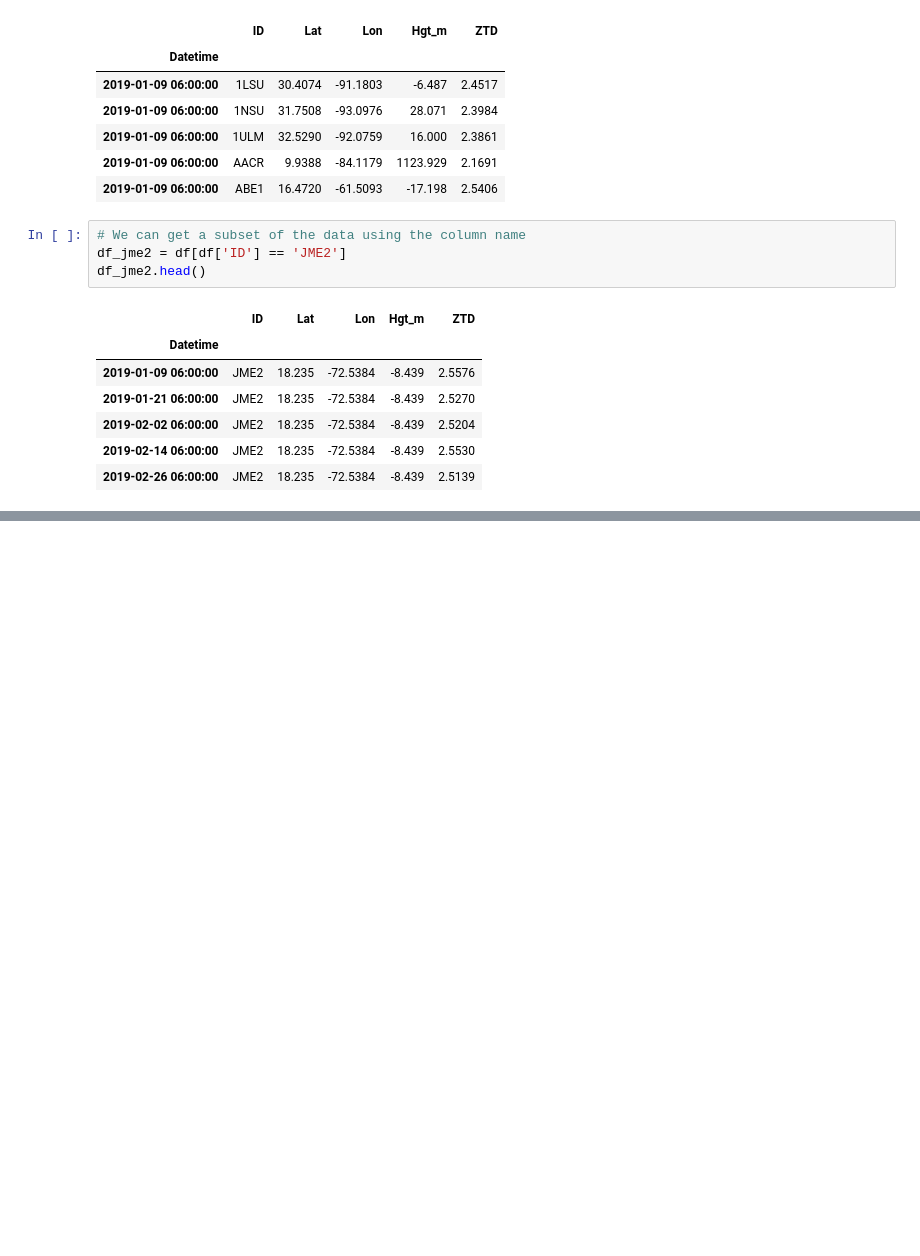
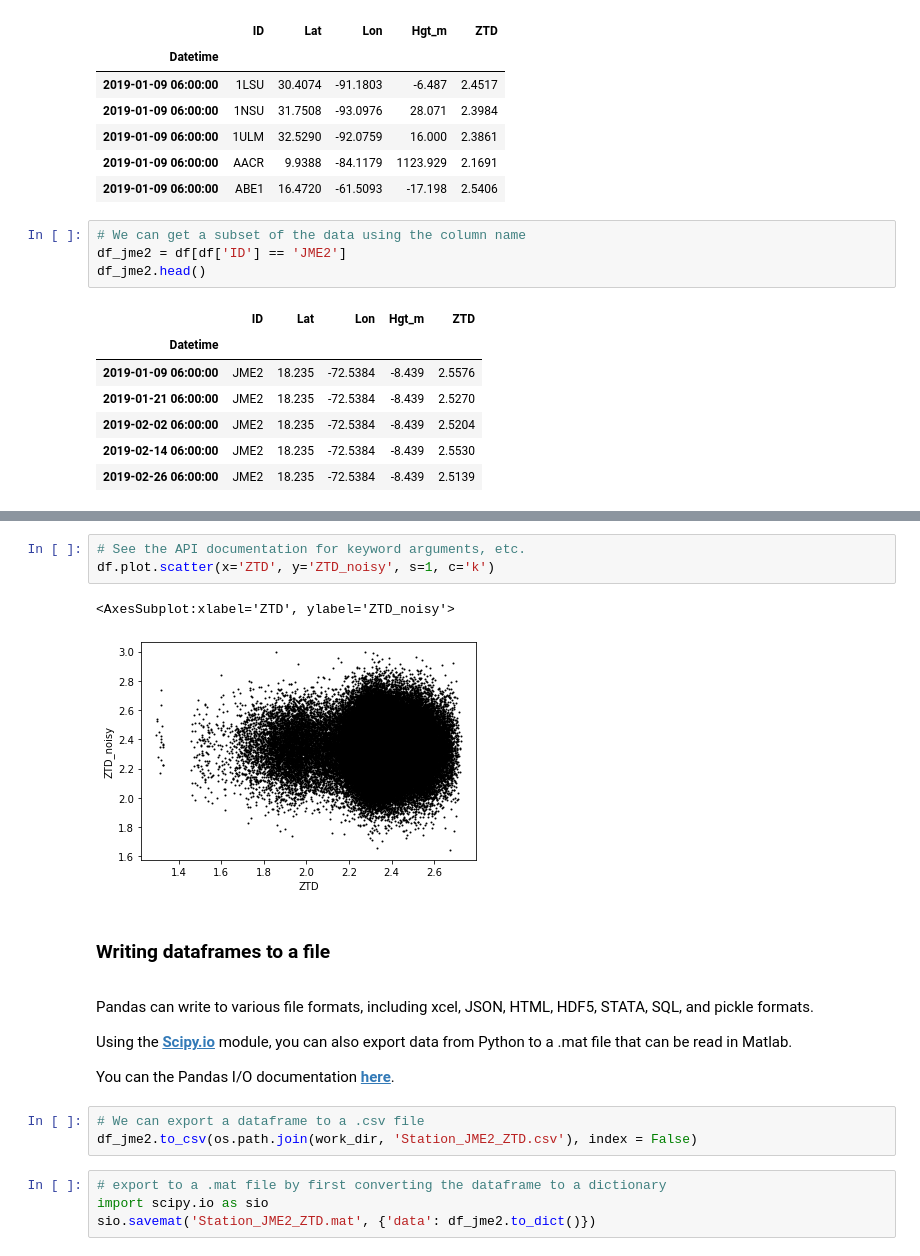
Before and after one commit to dbekaert/RAiDER-docs, a Jupyter notebook: notebooks/Pandas_tutorial/Pandas_tutorial.ipynb, the cells around one changed output, grey strips where cells are left out. Drawn from its saved outputs; the diff is of its cells as text; blank space fills up the shorter version.

Commit message:
Finish up pandas tutorial

```diff
--- a/notebooks/Pandas_tutorial/Pandas_tutorial.ipynb
+++ b/notebooks/Pandas_tutorial/Pandas_tutorial.ipynb
@@ -126,0 +260,22 @@ plt.show()
+# %%
+# See the API documentation for keyword arguments, etc.
+df.plot.scatter(x='ZTD', y='ZTD_noisy', s=1, c='k')
+# %% [output]
+<AxesSubplot:xlabel='ZTD', ylabel='ZTD_noisy'>
+[figure, added]
+# %% [markdown]
+### Writing dataframes to a file
+<a id='write-data'></a>
+# %% [markdown]
+Pandas can write to various file formats, including xcel, JSON, HTML, HDF5, STATA, SQL, and pickle formats.
+
+Using the __[Scipy.io](https://docs.scipy.org/doc/scipy/reference/io.html)__ module, you can also export data from Python to a .mat file that can be read in Matlab.
+
+You can the Pandas I/O documentation __[here](https://pandas.pydata.org/pandas-docs/stable/user_guide/io.html)__.
+# %%
+# We can export a dataframe to a .csv file
+df_jme2.to_csv(os.path.join(work_dir, 'Station_JME2_ZTD.csv'), index = False)
+# %%
+# export to a .mat file by first converting the dataframe to a dictionary
+import scipy.io as sio
+sio.savemat('Station_JME2_ZTD.mat', {'data': df_jme2.to_dict()})
```
Also changed, not shown: parts of 17 cells of this notebook.
